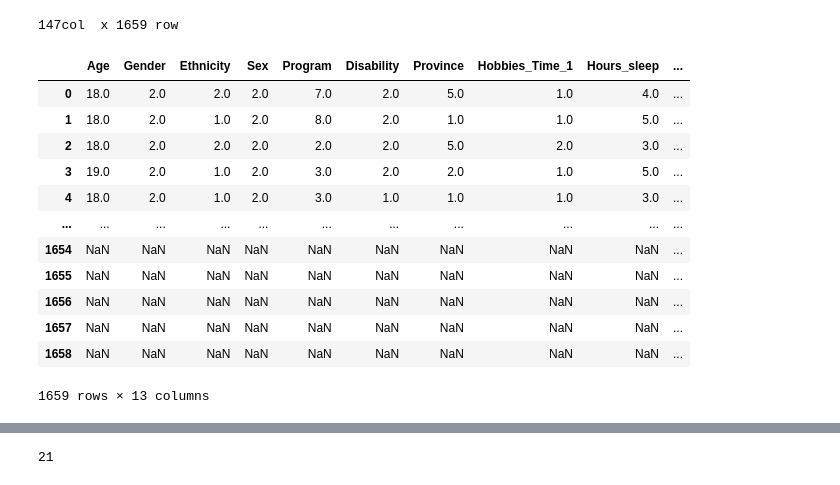
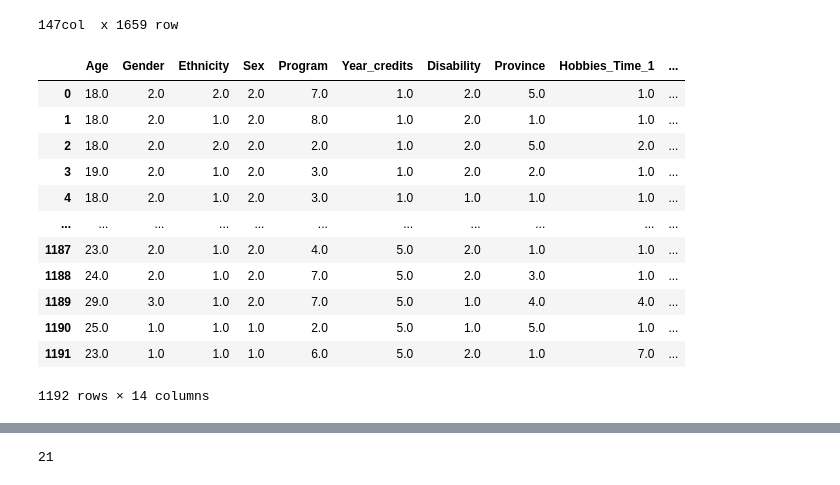
Before and after one commit to Arys02/ExploreStudentMentalWellness_ESGI4, a Jupyter notebook: notebook/student_mental_health.ipynb, the cells around one changed output, grey strips where cells are left out. Drawn from its saved outputs; the diff is of its cells as text; code cells hidden in the pictures.

```diff
--- a/notebook/student_mental_health.ipynb
+++ b/notebook/student_mental_health.ipynb
@@ -10,24 +10,25 @@ print(f'{data.shape[1]}col  x {data.shape[0]} row')
 # %% [output]
 147col  x 1659 row
 # %%
-columns_to_save = ['Age', 'Gender', 'Ethnicity', 'Sex', 'Program', 'Disability', 'Province', 'Hobbies_Time_1', 'Hours_sleep', 'Rested', 'Mindfulness_freq', 'Diagnosis', 'Diagnosis_text']
+columns_to_save = ['Age', 'Gender', 'Ethnicity', 'Sex', 'Program', 'Year_credits', 'Disability', 'Province', 'Hobbies_Time_1', 'Hours_sleep', 'Rested', 'Mindfulness_freq', 'Diagnosis', 'Diagnosis_text']
 # %%
 data = data[columns_to_save]
+data = data.iloc[:1192, :]
 data
 # %% [output]
-|  | Age | Gender | Ethnicity | Sex | Program | Disability | Province | Hobbies_Time_1 | Hours_sleep | ... |
-| 0 | 18.0 | 2.0 | 2.0 | 2.0 | 7.0 | 2.0 | 5.0 | 1.0 | 4.0 | ... |
-| 1 | 18.0 | 2.0 | 1.0 | 2.0 | 8.0 | 2.0 | 1.0 | 1.0 | 5.0 | ... |
-| 2 | 18.0 | 2.0 | 2.0 | 2.0 | 2.0 | 2.0 | 5.0 | 2.0 | 3.0 | ... |
-| 3 | 19.0 | 2.0 | 1.0 | 2.0 | 3.0 | 2.0 | 2.0 | 1.0 | 5.0 | ... |
-| 4 | 18.0 | 2.0 | 1.0 | 2.0 | 3.0 | 1.0 | 1.0 | 1.0 | 3.0 | ... |
+|  | Age | Gender | Ethnicity | Sex | Program | Year_credits | Disability | Province | Hobbies_Time_1 | ... |
+| 0 | 18.0 | 2.0 | 2.0 | 2.0 | 7.0 | 1.0 | 2.0 | 5.0 | 1.0 | ... |
+| 1 | 18.0 | 2.0 | 1.0 | 2.0 | 8.0 | 1.0 | 2.0 | 1.0 | 1.0 | ... |
+| 2 | 18.0 | 2.0 | 2.0 | 2.0 | 2.0 | 1.0 | 2.0 | 5.0 | 2.0 | ... |
+| 3 | 19.0 | 2.0 | 1.0 | 2.0 | 3.0 | 1.0 | 2.0 | 2.0 | 1.0 | ... |
+| 4 | 18.0 | 2.0 | 1.0 | 2.0 | 3.0 | 1.0 | 1.0 | 1.0 | 1.0 | ... |
 | ... | ... | ... | ... | ... | ... | ... | ... | ... | ... | ... |
-| 1654 | NaN | NaN | NaN | NaN | NaN | NaN | NaN | NaN | NaN | ... |
-| 1655 | NaN | NaN | NaN | NaN | NaN | NaN | NaN | NaN | NaN | ... |
-| 1656 | NaN | NaN | NaN | NaN | NaN | NaN | NaN | NaN | NaN | ... |
-| 1657 | NaN | NaN | NaN | NaN | NaN | NaN | NaN | NaN | NaN | ... |
-| 1658 | NaN | NaN | NaN | NaN | NaN | NaN | NaN | NaN | NaN | ... |
+| 1187 | 23.0 | 2.0 | 1.0 | 2.0 | 4.0 | 5.0 | 2.0 | 1.0 | 1.0 | ... |
+| 1188 | 24.0 | 2.0 | 1.0 | 2.0 | 7.0 | 5.0 | 2.0 | 3.0 | 1.0 | ... |
+| 1189 | 29.0 | 3.0 | 1.0 | 2.0 | 7.0 | 5.0 | 1.0 | 4.0 | 4.0 | ... |
+| 1190 | 25.0 | 1.0 | 1.0 | 1.0 | 2.0 | 5.0 | 1.0 | 5.0 | 1.0 | ... |
+| 1191 | 23.0 | 1.0 | 1.0 | 1.0 | 6.0 | 5.0 | 2.0 | 1.0 | 7.0 | ... |
-1659 rows × 13 columns
+1192 rows × 14 columns
 # %%
 MAX_NOMINAL_VALUES = 100
 GLOBAL_MISSING = []
```
Also changed, not shown: parts of 9 cells of this notebook.
